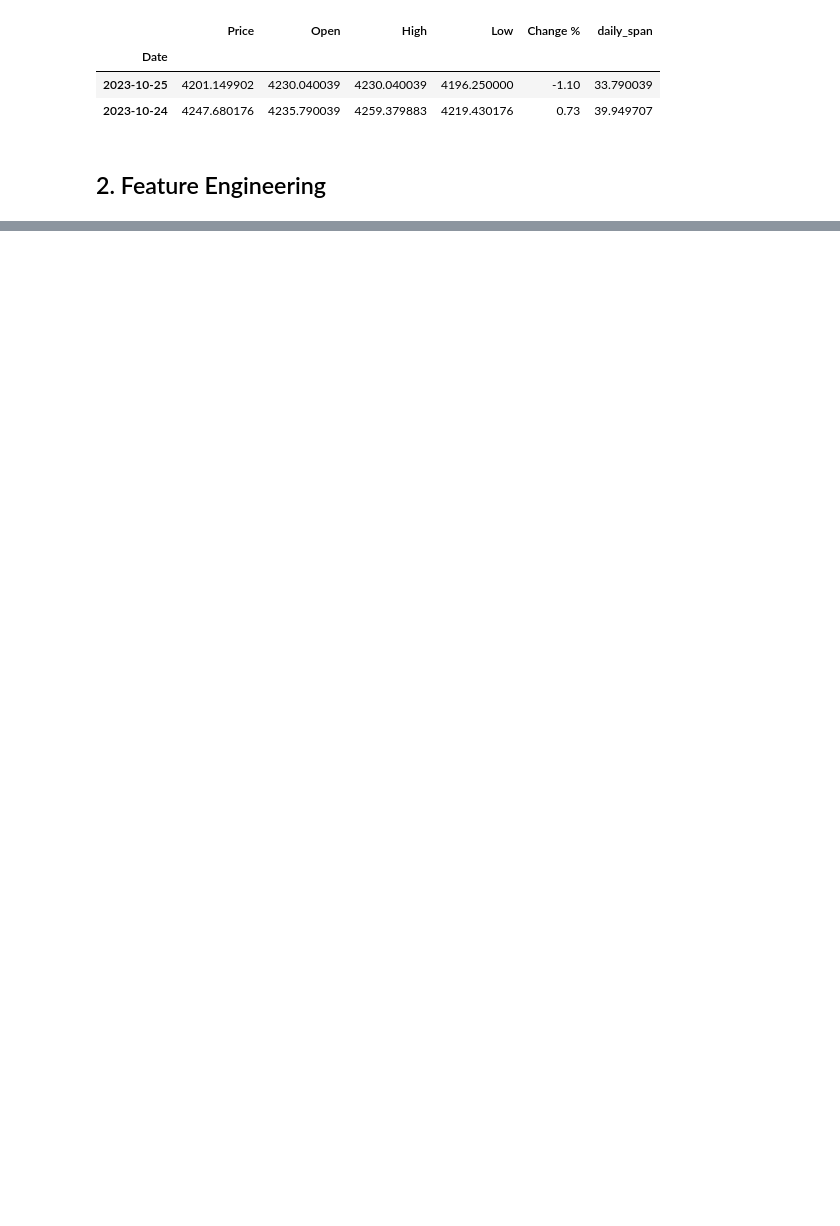
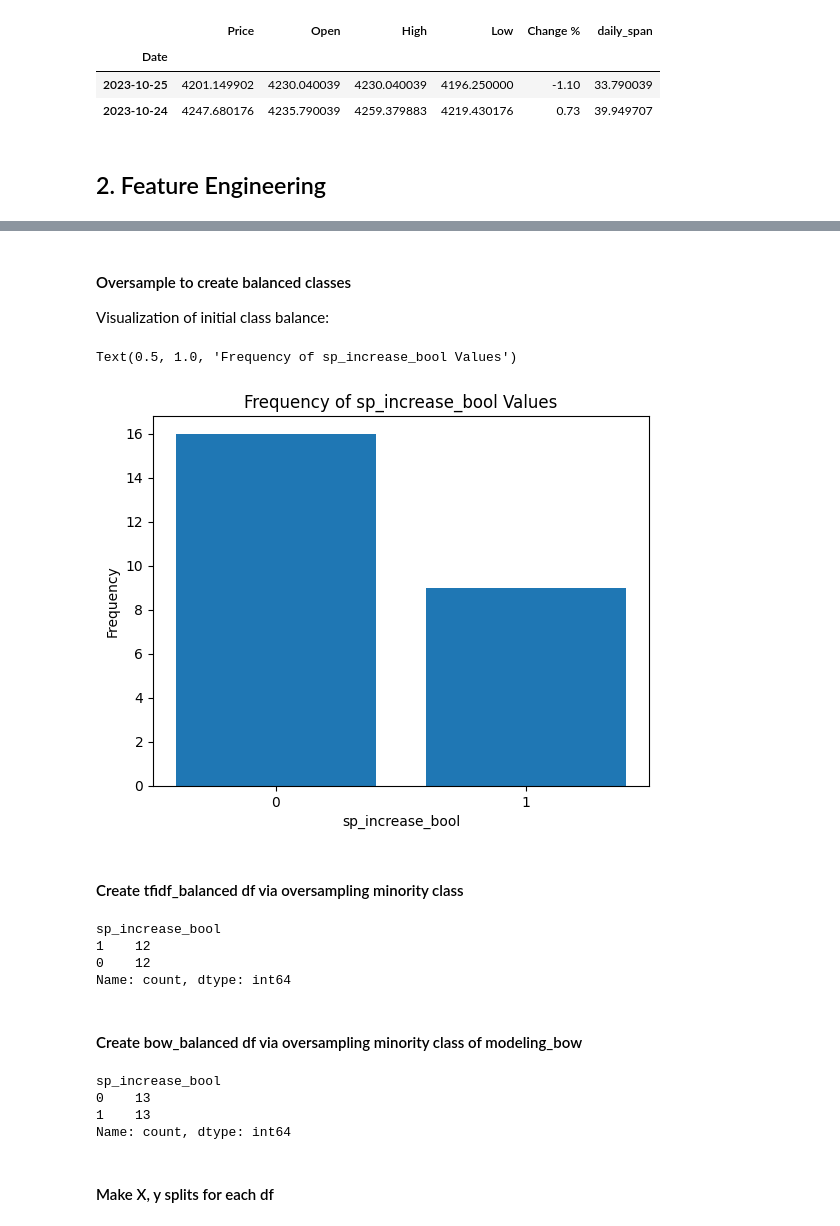
Before and after one commit to jpbaselj/J-Powell-SP500-Influence, a Jupyter notebook: 3_3_processing_modeling.ipynb, the cells around one changed output, grey strips where cells are left out. Saved outputs shown, nothing was run; the diff lists cells and outputs as text; code cells hidden in the pictures; blank space fills up the shorter version.

Commit message:
for 3_3_modeling submission

```diff
--- a/3_3_processing_modeling.ipynb
+++ b/3_3_processing_modeling.ipynb
@@ -72,5 +69,9 @@ NLTK tutorial notes - nltk.pos_tag(tokens) -> adds part of speech tags to each t
 # %%
-modeling_df = master_df_speech_dates.copy()
+model_cols=['txt_tokenized', 'vader_sent_overall', 'begin_sent', 'mid_sent', 'end_sent',
+           'Price', 'Open', 'Change%_7d_roll_past', 'daily_span_7d_roll_past',
+            'Price_roll_past', 'sp_chg_across_speech']
+modeling_df = master_df_speech_dates[model_cols].copy().dropna()
+mod_df_w_numeric_sp_chg = modeling_df.copy()  # to be used later, for numeric model eval
 # %%
 modeling_df.info()
 # %% [output]
@@ -93,0 +98,3 @@ memory usage: 3.2+ KB
+# %%
+modeling_df['sp_increase_bool'] = (modeling_df['sp_chg_across_speech'] > 0).astype(int)
+modeling_df = modeling_df.drop(columns='sp_chg_across_speech')
@@ -96,0 +214,56 @@ countvector=CountVectorizer(ngram_range=(2,2))
+# %% [markdown]
+#### Oversample to create balanced classes
+Visualization of initial class balance:
+# %%
+value_counts = modeling_df['sp_increase_bool'].value_counts()
+
+plt.bar(value_counts.index, value_counts.values)
+
+plt.xlabel('sp_increase_bool')
+plt.ylabel('Frequency')
+plt.xticks([0, 1], ['0', '1'])  # Customizing x-axis labels
+plt.title('Frequency of sp_increase_bool Values')
+# %% [output]
+Text(0.5, 1.0, 'Frequency of sp_increase_bool Values')
+[figure, added]
+# %% [markdown]
+#### Create tfidf_balanced df via oversampling minority class
+# %%
+warnings.filterwarnings("ignore")
+X = modeling_tfidf.drop(columns=['sp_increase_bool'])  # Features
+y = modeling_tfidf['sp_increase_bool']  # Target variable
+
+# Initialize
+ros = RandomOverSampler(random_state=42)
+X_resampled, y_resampled = ros.fit_resample(X, y)
+
+# Combine into new df
+tfidf_balanced = pd.concat([X_resampled, y_resampled], axis=1)
+
+print(tfidf_balanced['sp_increase_bool'].value_counts())
+# %% [output]
+sp_increase_bool
+1    12
+0    12
+Name: count, dtype: int64
+# %% [markdown]
+#### Create bow_balanced df via oversampling minority class of modeling_bow
+# %%
+X = modeling_bow.drop(columns=['sp_increase_bool'])  # Features
+y = modeling_bow['sp_increase_bool']  # Target variable
+
+# Initialize
+ros = RandomOverSampler(random_state=42)
+X_resampled, y_resampled = ros.fit_resample(X, y)
+
+# Combine into new df
+bow_balanced = pd.concat([X_resampled, y_resampled], axis=1)
+
+print(bow_balanced['sp_increase_bool'].value_counts())
+# %% [output]
+sp_increase_bool
+0    13
+1    13
+Name: count, dtype: int64
+# %% [markdown]
+#### Make X, y splits for each df
```
Also changed, not shown: parts of 82 cells of this notebook, 2 other files.
